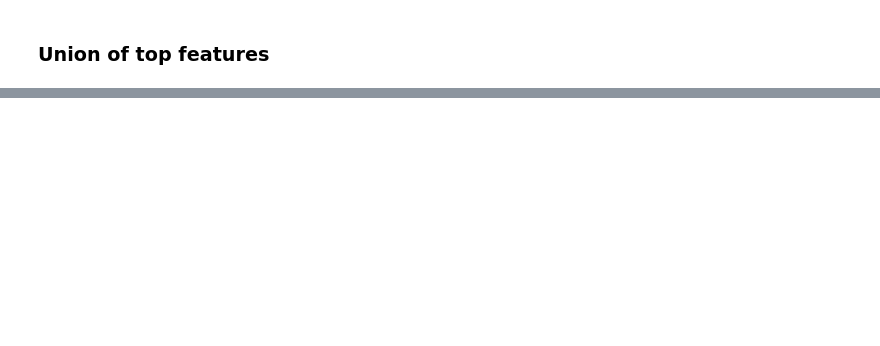
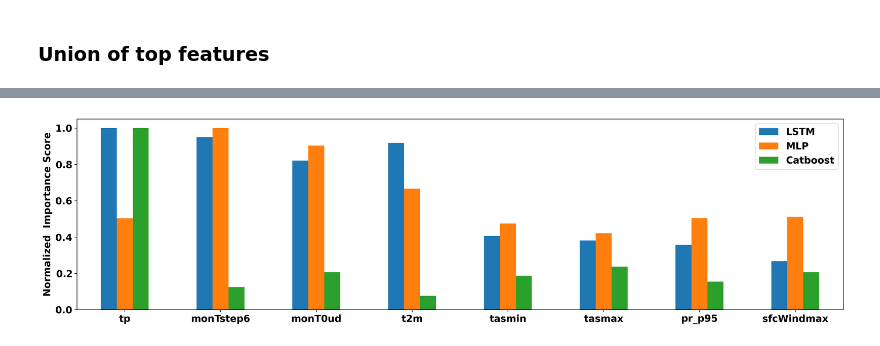
Before and after one commit to makboard/ArableLandSuitability, a Jupyter notebook: data_processing/plot_feature_importance.ipynb, the cells around one changed output, grey strips where cells are left out. Saved outputs shown, nothing was run; the diff lists cells and outputs as text; code cells hidden in the pictures; blank space fills up the shorter version.

```diff
--- a/data_processing/plot_feature_importance.ipynb
+++ b/data_processing/plot_feature_importance.ipynb
@@ -123,9 +139,7 @@ Text(0, 0.5, 'F1-score diffference \nwith features permuted')
 # %%
-with open(
-os.path.join(pathResults, "feature_importance_catboost.pkl"), "rb"
-) as fs:
+with open(os.path.join(pathResults, "feature_importance_catboost.pkl"), "rb") as fs:
     scores = pickle.load(fs)
-scores_catboost = {k:[] for k in keys}
+scores_catboost = {k: [] for k in keys}
 
 # Average over all permutations:
 for key, value in scores.items():
@@ -135,7 +149,6 @@ for key, value in scores.items():
     if any(morf in key for morf in ["morf_3", "morf_11", "morf_33", "morf_47"]):
         key_index = key.split("_")[2]
         key = morf_map[key_index]
-        # key = band_names[key_index]+"_"+key_scale
 
     # Collect all similar features in list (12 values for climatic, 4 - for morphological)
     for key_res, value_res in scores_catboost.items():
@@ -145,7 +158,7 @@ for key, value in scores.items():
 # Sum up values from 1 features (12 values for climatic, 4 - for morphological)
 for key, value in scores_catboost.items():
     if key in morf_keys:
-        scores_catboost[key] = np.sum(scores_catboost[key])
+        scores_catboost[key] = np.mean(scores_catboost[key])
     else:
         scores_catboost[key] = np.sum(scores_catboost[key])
 # %%
@@ -162,9 +184,2 @@ Text(0, 0.5, 'F1-score diffference \nwith features permuted')
 # %% [markdown]
 ### Union of top features
-# %%
-import matplotlib
-from matplotlib.ticker import ScalarFormatter
-font = {'weight' : 'bold',
-        'size'   : 14}
-
-matplotlib.rc('font', **font)
@@ -195,0 +186,71 @@ plt.show()
+# %%
+# Extract the importance scores for standardization
+scores_lstm = lstm_feature_importance["LSTM"].values.reshape(-1, 1)
+scores_mlp = mlp_feature_importance["MLP"].values.reshape(-1, 1)
+scores_catboost = catboost_feature_importance["Catboost"].values.reshape(-1, 1)
+
+# Standardize the scores
+scaler = MinMaxScaler()
+lstm_scaled = scaler.fit_transform(scores_lstm)
+mlp_scaled = scaler.fit_transform(scores_mlp)
+catboost_scaled = scaler.fit_transform(scores_catboost)
+
+# Create a DataFrame for the standardized scores
+df_standardized_lstm = pd.DataFrame(
+    {
+        "LSTM": lstm_scaled.flatten(),
+    },
+    index=lstm_feature_importance.index,
+)
+
+df_standardized_mlp = pd.DataFrame(
+    {
+        "MLP": mlp_scaled.flatten(),
+    },
+    index=mlp_feature_importance.index,
+)
+
+df_standardized_catboost = pd.DataFrame(
+    {
+        "Catboost": catboost_scaled.flatten(),
+    },
+    index=catboost_feature_importance.index,
+)
+
+df_standardized = pd.merge(
+    df_standardized_lstm, df_standardized_mlp, left_index=True, right_index=True
+)
+df_standardized = pd.merge(
+    df_standardized, df_standardized_catboost, left_index=True, right_index=True
+)
+
+# Calculate the average standardized importance and rank features
+df_standardized["Average"] = df_standardized.mean(axis=1)
+df_standardized["Rank"] = df_standardized["Average"].rank(ascending=False)
+
+# Sort by rank and select the top features
+df_standardized_sorted = df_standardized.sort_values(by="Rank")
+top_features = df_standardized_sorted.head(8).index  # Adjust the number 15 as needed
+
+# Select the top features to plot after standardization
+df_to_plot = df_standardized_sorted.loc[top_features]
+
+# Plotting
+ax = df_to_plot[["LSTM", "MLP", "Catboost"]].plot(kind="bar", figsize=(20, 5), rot=0)
+plt.ylabel("Normalized  Importance Score", font=font)
+
+# Set scientific notation for y-axis
+ax.yaxis.set_major_formatter(ScalarFormatter(useMathText=True))
+ax.ticklabel_format(axis="y", style="sci", scilimits=(0, 0))
+
+# Set font properties
+font = {"weight": "bold", "size": 14}
+plt.rc("font", **font)
+
+# Set the DPI of the figure
+plt.gcf().set_dpi(300)
+
+# Display the plot
+plt.show()
+# %% [output]
+[figure, added]
```
Also changed, not shown: parts of 12 cells of this notebook, 1 other file.
